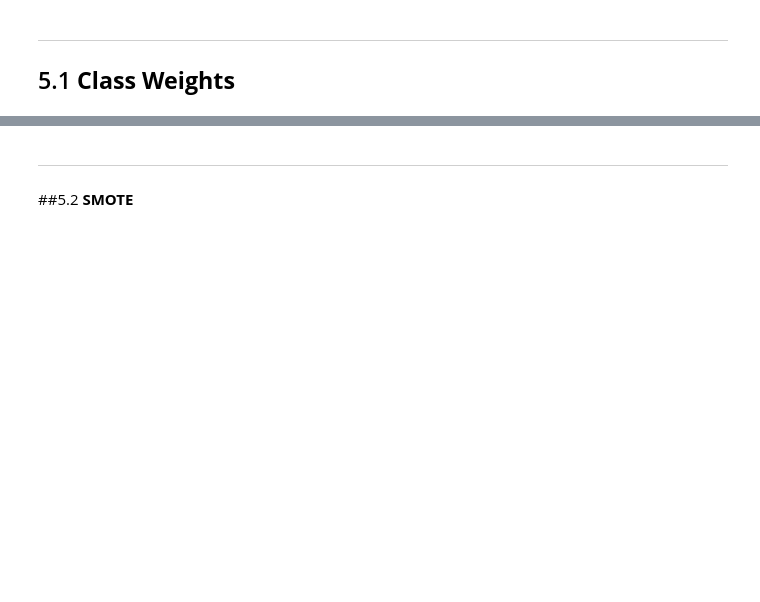
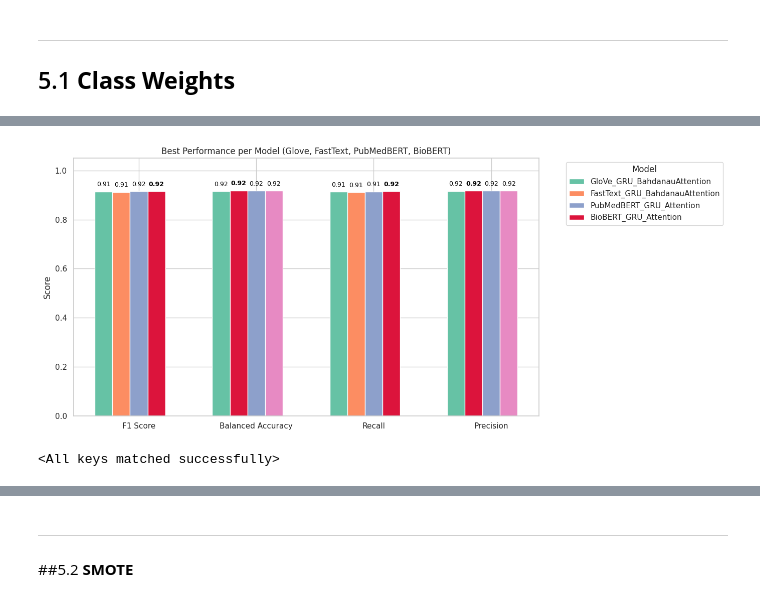
Before and after one commit to etoMvom/masterThesis, a Jupyter notebook: code/binary-class/notebooks/Binary_Class_Bi_GRU_Bahdanau_Attention_Glove300d_PubMedBert.ipynb, the cells around one changed output, grey strips where cells are left out. Saved outputs shown, nothing was run; the diff lists cells and outputs as text; code cells hidden in the pictures; blank space fills up the shorter version.

```diff
--- a/code/binary-class/notebooks/Binary_Class_Bi_GRU_Bahdanau_Attention_Glove300d_PubMedBert.ipynb
+++ b/code/binary-class/notebooks/Binary_Class_Bi_GRU_Bahdanau_Attention_Glove300d_PubMedBert.ipynb
@@ -3231,7 +3240,7 @@ class_weights_tensor = torch.tensor(class_weights, dtype=torch.float).to(device)
 loss_function = nn.CrossEntropyLoss(weight=class_weights_tensor)
 # %%
 embedding_matrix_glove = load_glove_embeddings('/content/drive/MyDrive/glove/glove.6B.300d.txt', word_to_index, EMBEDDING_DIM)
-embedding_matrix_fastText = load_fasttext_embeddings('/content/drive/MyDrive/cc.en.300.vec/cc.en.300.bin', word_to_index, EMBEDDING_DIM)
+embedding_matrix_fastText = load_fasttext_embeddings('/content/drive/MyDrive/cc.en.300.vec/cc.en.300.vec', word_to_index, EMBEDDING_DIM)
 
 models = {
     "GloVe_GRU_BahdanauAttention": GloVe_GRU_BahdanauAttention(embedding_matrix=embedding_matrix_glove, hidden_dim=300, num_layers=1, dropout_prob=0.9, num_classes=2).to(device),
@@ -3542,7 +3650,7 @@ for model_name, model in models.items():
 
             if "PubMedBERT" in model_name or "BioBERT" in model_name:
                 train_loss, train_acc = train_model_class_weight(model, combined_loader, optimizer, loss_function, device)
-                test_loss, test_acc, test_f1, test_balanced_acc, test_recall, test_precision = test_model(
+                test_loss, test_acc, test_f1, test_balanced_acc, test_recall, test_precision = test_model_class_weight(
                     model, test_loader, loss_function, device)
             else:
                 train_loss, train_acc = train_epoch_glove_class_weight(model, combined_loader, optimizer, loss_function, device)
@@ -3660,7 +3768,7 @@ df_summary = pd.DataFrame(summary_metrics)
 df_melted = df_summary.melt(id_vars="Model", var_name="Metric", value_name="Score")
 
 sns.set(style="whitegrid")
-fig, ax = plt.subplots(figsize=(10, 6))
+fig, ax = plt.subplots(figsize=(14, 6))
 
 models = df_summary["Model"].tolist()
 palette = sns.color_palette("Set2", len(models))
@@ -3676,33 +3784,35 @@ for i, metric in enumerate(df_melted["Metric"].unique()):
             height=row["Score"],
             width=0.6 / len(models),
             color=color,
             label=row["Model"] if i == 0 else ""
         )
         ax.text(
             x=bar[0].get_x() + bar[0].get_width() / 2,
             y=row["Score"] + 0.015,
             s=f"{row['Score']:.2f}",
             ha='center',
             va='bottom',
             fontsize=9,
             color='black',
             fontweight='bold' if row["Score"] == max_score else 'normal'
         )
 
 ax.set_xticks(range(len(df_melted["Metric"].unique())))
 ax.set_xticklabels(df_melted["Metric"].unique())
 ax.set_ylim(0, 1.05)
 ax.set_ylabel("Score")
 ax.set_title("Best Performance per Model (Glove, FastText, PubMedBERT, BioBERT)")
 ax.grid(True, axis='y')
 
 handles, labels = ax.get_legend_handles_labels()
 by_label = dict(zip(labels, handles))
 ax.legend(by_label.values(), by_label.keys(), title="Model", bbox_to_anchor=(1.05, 1), loc="upper left")
 
 plt.tight_layout()
 plt.savefig("best_model_performance_comparison_all_models.png")
 plt.show()
+# %% [output]
+[figure, added]
 # %%
 test_dataset_glove = TextDataset(X_test_tensor, y_test, raw_text_data=X_test)
 test_dataset_pubMed = PubMedBERTDataset(X_test.tolist(), y_test, tokenizer)
@@ -3719,8 +3829,10 @@ model_fasttext = FastText_GRU_BahdanauAttention(embedding_matrix=embedding_matri
 model_fasttext.load_state_dict(torch.load("/content/FastText_GRU_BahdanauAttention_early_stop.pth"))
 
 model_pubMedBert = PubMedBERT_GRU_Attention(BERT_DIM, HIDDEN_DIM, num_layers=1, dropout_prob=DROPOUT, num_classes=2).to(device)
-model_pubMedBert.load_state_dict(torch.load("/content/PubMedBERT_GRU_Attention_early_final.pth"))
+model_pubMedBert.load_state_dict(torch.load("/content/PubMedBERT_GRU_Attention_final.pth"))
 
 model_bioBert = BioBERT_GRU_Attention(biobert, BERT_DIM, HIDDEN_DIM, dropout_prob=DROPOUT, num_classes=2).to(device)
 model_bioBert.load_state_dict(torch.load("/content/BioBERT_GRU_Attention_final.pth"))
+# %% [output]
+<All keys matched successfully>
 # %%
```
Also changed, not shown: parts of 24 cells of this notebook.
